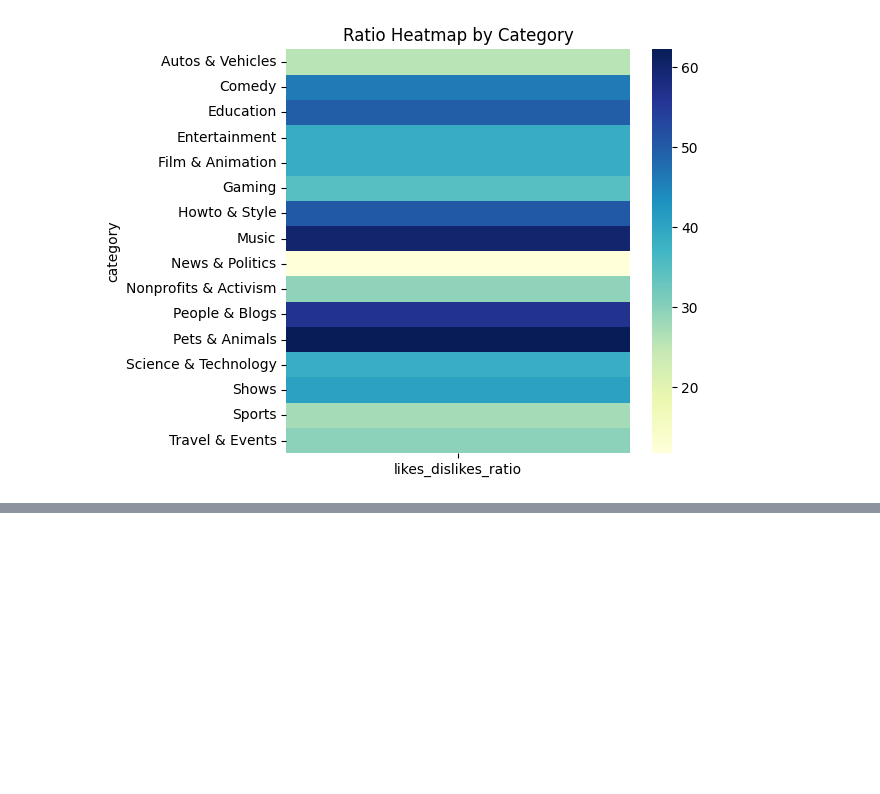
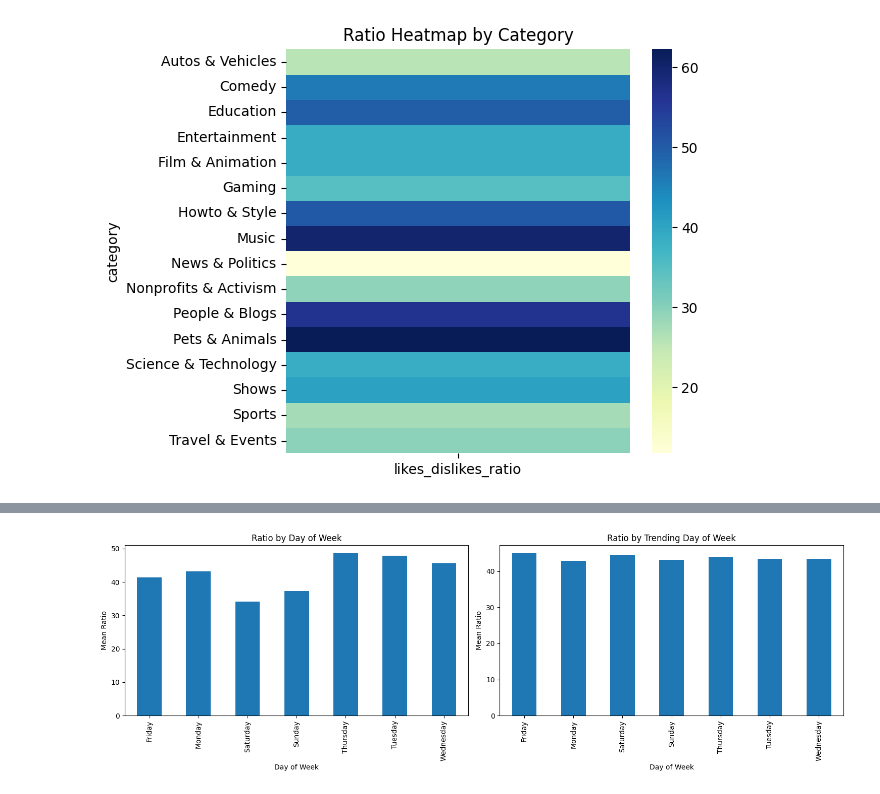
Before and after one commit to Dramalf/ucsd-cse258-final-project, a Jupyter notebook: aaron/EDA.ipynb, the cells around one changed output, grey strips where cells are left out. Cells and saved outputs as stored; diff of their text form; code cells hidden in the pictures; blank space fills up the shorter version.

```diff
--- a/aaron/EDA.ipynb
+++ b/aaron/EDA.ipynb
@@ -211,0 +202,21 @@ plt.show()
+# %%
+plt.figure(figsize=(15, 5))
+
+# Published day of week analysis
+plt.subplot(121)
+df.groupby("publish_day")["likes_dislikes_ratio"].mean().plot(kind="bar")
+plt.title("Ratio by Day of Week")
+plt.xlabel("Day of Week")
+plt.ylabel("Mean Ratio")
+
+# Trending day of week analysis
+plt.subplot(122)
+df["trending_day"] = df["trending_date"].dt.day_name()
+df.groupby("trending_day")["likes_dislikes_ratio"].mean().plot(kind="bar")
+plt.title("Ratio by Trending Day of Week")
+plt.xlabel("Day of Week")
+plt.ylabel("Mean Ratio")
+plt.tight_layout()
+plt.show()
+# %% [output]
+[figure, added]
```
Also changed, not shown: parts of 3 cells of this notebook, 1 other file.
